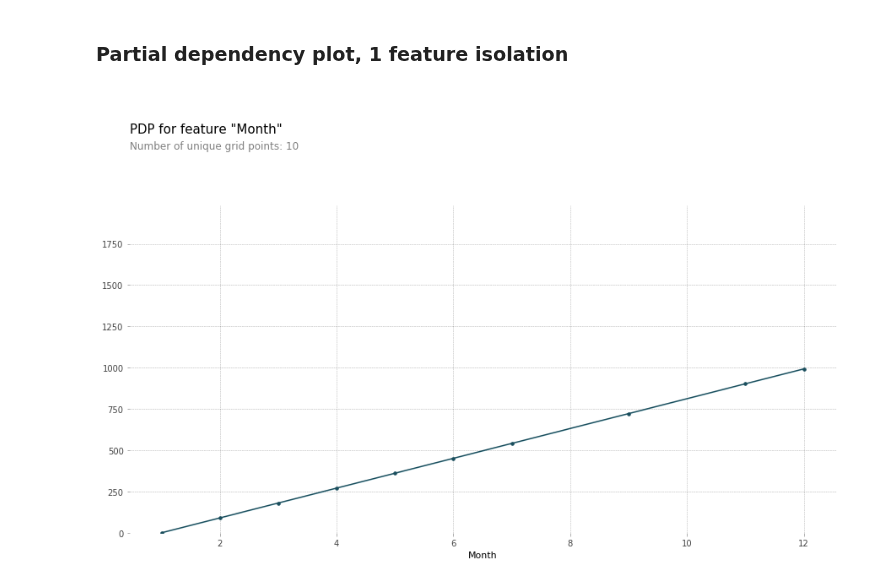
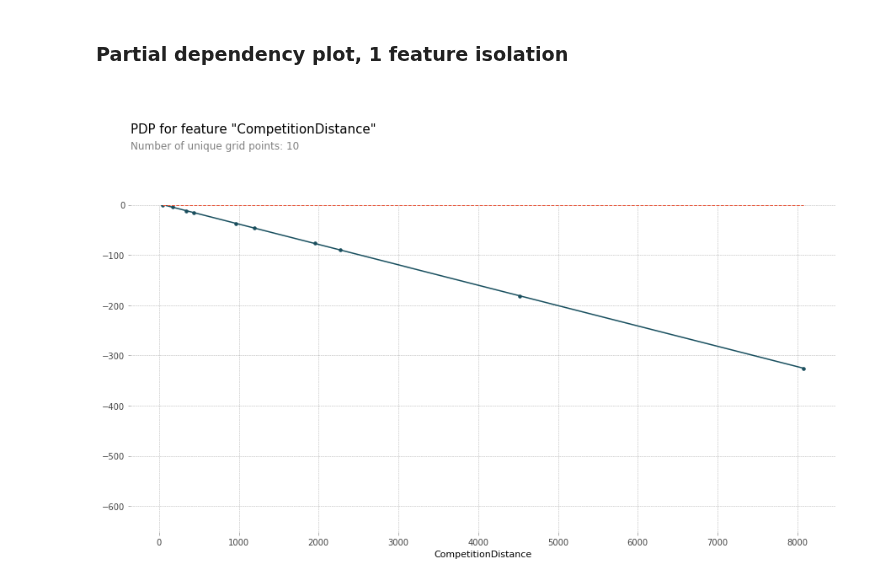
Before and after one commit to LambdaSchool/DEPRECATED-DS-Unit-2-Applied-Modeling, a Jupyter notebook: DS_Sprint_Challenge_8_Regression_2.ipynb, the cells around one changed output. Saved outputs shown, nothing was run; the diff lists cells and outputs as text; code cells hidden in the pictures.

```diff
--- a/DS_Sprint_Challenge_8_Regression_2.ipynb
+++ b/DS_Sprint_Challenge_8_Regression_2.ipynb
@@ -633,18 +633,18 @@ See section 2, above.
 # %% [markdown]
 ### Partial dependency plot, 1 feature isolation
 # %%
-# Generate partial dependency isolation plot for 'Month' feature of simple
-# linear regression model.
-feature = 'Month'
+# Generate partial dependency isolation plot for 'CompetitionDistance' feature
+# of simple linear regression model.
+feature = 'CompetitionDistance'
 
 isolated = pdpbox.pdp.pdp_isolate(
     model=lr_model,
     dataset=pd.DataFrame(X_val_imputed_no_cust,
                          columns=X_val_numeric_no_cust.columns),
     model_features=X_val_numeric_no_cust.columns,
     feature=feature
 )
 
 pdpbox.pdp.pdp_plot(isolated, feature_name=feature);
 # %% [output]
-[figure, old version]
+[figure, new version]
```
Also changed, not shown: parts of 3 cells of this notebook.
